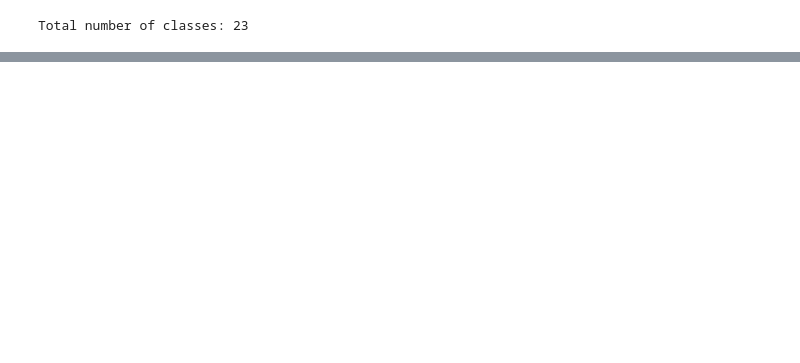
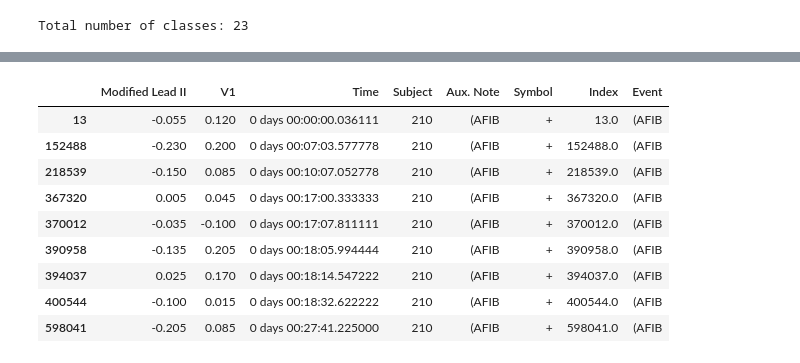
Before and after one commit to sssilvar/volta-test, a Jupyter notebook: deliverables/01-eda.ipynb, the cells around one changed output, grey strips where cells are left out. Drawn from its saved outputs; the diff is of its cells as text; code cells hidden in the pictures; blank space fills up the shorter version.

```diff
--- a/deliverables/01-eda.ipynb
+++ b/deliverables/01-eda.ipynb
@@ -251,0 +289,5 @@ print(annot_df.Description.unique())
+# %%
+def is_onset_annotation_present(annotation, onset_ascii_code: str):
+    return any([str(x).startswith(onset_ascii_code) for x in annotation.aux_note])
+
+is_onset_annotation_present(annotation, '(B')
@@ -251,0 +443,32 @@ print(annot_df.Description.unique())
+# %%
+import datetime
+import neurokit2 as nk
+
+data = []
+for subject in afl_subjects:
+    print(subject)
+    data_i = ecg_as_dataframe(subject, mode='(AFL', annot_idx=-1)
+
+    ecg_signals, info = nk.ecg_process(data_i["V1"] * -1, sampling_rate=record.fs)
+
+    nk.ecg_plot(ecg_signals[:record.fs * 5], sampling_rate=record.fs)
+    fig = plt.gcf()
+    fig.suptitle(f'ECG of subject {subject}')
+    ax = fig.get_axes()[0]
+
+    # t = (data_i + record.fs * 7) / record.fs
+    ax.axvline(x=2.5, color='blue', linestyle='--')  # Replace 0.5 with the desired x-coordinate)
+
+    fig.set_size_inches(12, 6)  # Width: 10 inches, Height: 6 inches
+    path = f'/Users/ssilvari/Downloads/AFL/first_5000_samples_{subject}_AFL.png'
+    print(f'Saving figure to {path}')
+    plt.savefig(path, dpi=300, bbox_inches='tight')
+    plt.clf()
+    plt.cla()
+    plt.close('all')
+
+    data.append(data_i)
+    # break
+
+data = pd.concat(data)
+data.head(10)
@@ -251,0 +504,3 @@ print(annot_df.Description.unique())
+# %%
+data['Event'] = data['Aux. Note'].map(lambda x: x if str(x).startswith('(') else 'None')
+data.head()
@@ -251,0 +514,14 @@ print(annot_df.Description.unique())
+# %%
+# Query events that are AFIB
+data[data['Aux. Note'].str.startswith('(AFIB').fillna(False)]
+# %% [output]
+|  | Modified Lead II | V1 | Time | Subject | Aux. Note | Symbol | Index | Event |
+| 13 | -0.055 | 0.120 | 0 days 00:00:00.036111 | 210 | (AFIB | + | 13.0 | (AFIB |
+| 152488 | -0.230 | 0.200 | 0 days 00:07:03.577778 | 210 | (AFIB | + | 152488.0 | (AFIB |
+| 218539 | -0.150 | 0.085 | 0 days 00:10:07.052778 | 210 | (AFIB | + | 218539.0 | (AFIB |
+| 367320 | 0.005 | 0.045 | 0 days 00:17:00.333333 | 210 | (AFIB | + | 367320.0 | (AFIB |
+| 370012 | -0.035 | -0.100 | 0 days 00:17:07.811111 | 210 | (AFIB | + | 370012.0 | (AFIB |
+| 390958 | -0.135 | 0.205 | 0 days 00:18:05.994444 | 210 | (AFIB | + | 390958.0 | (AFIB |
+| 394037 | 0.025 | 0.170 | 0 days 00:18:14.547222 | 210 | (AFIB | + | 394037.0 | (AFIB |
+| 400544 | -0.100 | 0.015 | 0 days 00:18:32.622222 | 210 | (AFIB | + | 400544.0 | (AFIB |
+| 598041 | -0.205 | 0.085 | 0 days 00:27:41.225000 | 210 | (AFIB | + | 598041.0 | (AFIB |
```
Also changed, not shown: parts of 27 cells of this notebook, 4 other files.
